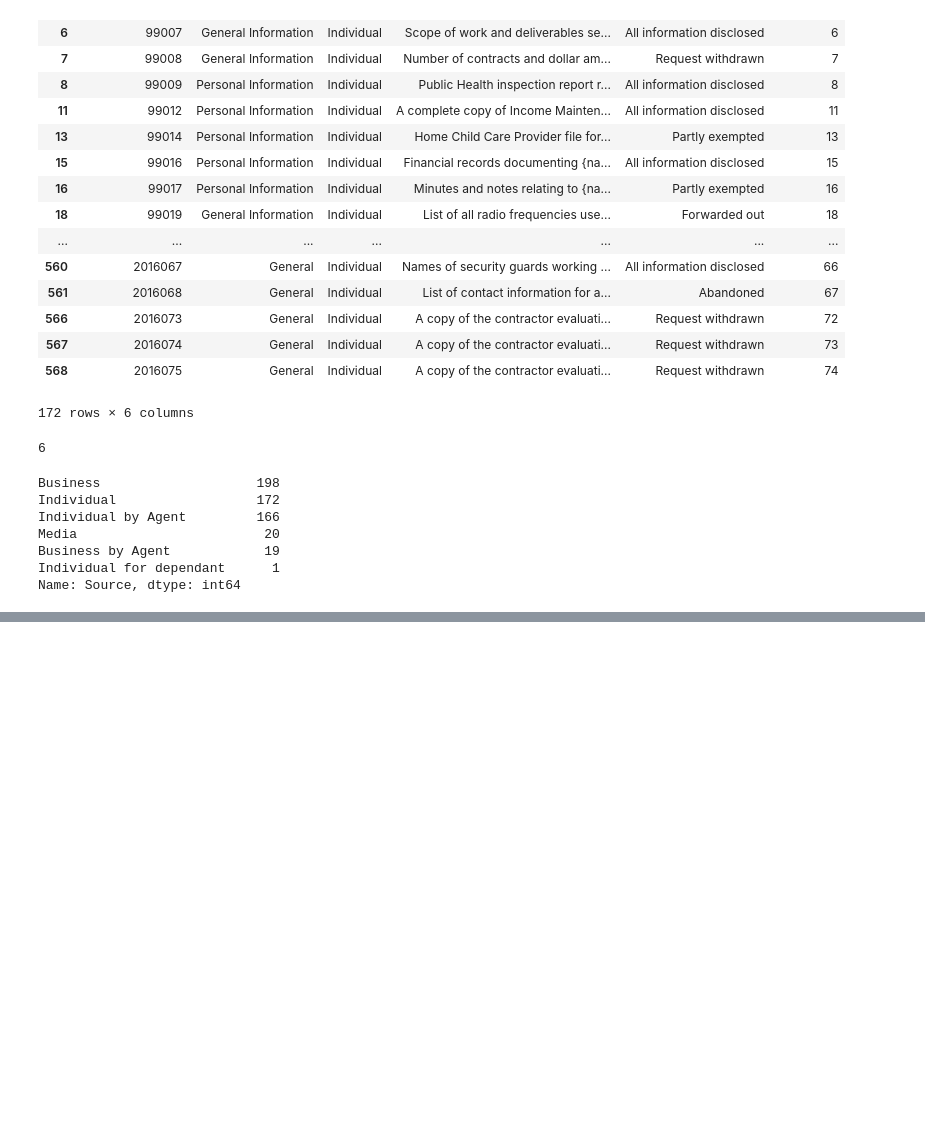
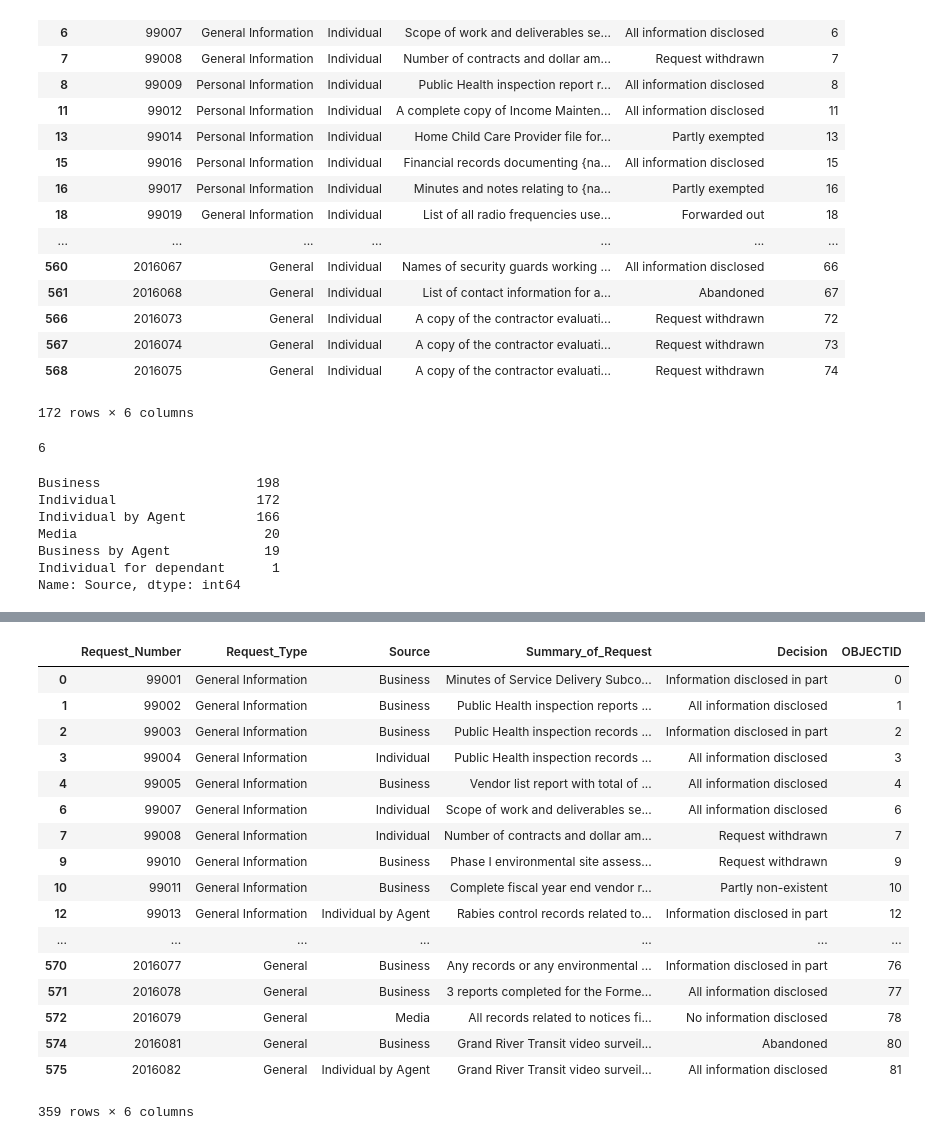
Before and after one commit to brodriguezmilla/foir, a Jupyter notebook: foir.ipynb, the cells around one changed output, grey strips where cells are left out. Saved outputs shown, nothing was run; the diff lists cells and outputs as text; code cells hidden in the pictures; blank space fills up the shorter version.

```diff
--- a/foir.ipynb
+++ b/foir.ipynb
@@ -355,0 +489,21 @@ adf[(adf['Decision'] == 'No responsive records exist') | (adf['Decision'] =='Non
+# %%
+adf[(adf['Request_Type'] == 'General Information') | (adf['Request_Type'] =='General')]
+# %% [output]
+|  | Request_Number | Request_Type | Source | Summary_of_Request | Decision | OBJECTID |
+| 0 | 99001 | General Information | Business | Minutes of Service Delivery Subco... | Information disclosed in part | 0 |
+| 1 | 99002 | General Information | Business | Public Health inspection reports ... | All information disclosed | 1 |
+| 2 | 99003 | General Information | Business | Public Health inspection records ... | Information disclosed in part | 2 |
+| 3 | 99004 | General Information | Individual | Public Health inspection records ... | All information disclosed | 3 |
+| 4 | 99005 | General Information | Business | Vendor list report with total of ... | All information disclosed | 4 |
+| 6 | 99007 | General Information | Individual | Scope of work and deliverables se... | All information disclosed | 6 |
+| 7 | 99008 | General Information | Individual | Number of contracts and dollar am... | Request withdrawn | 7 |
+| 9 | 99010 | General Information | Business | Phase I environmental site assess... | Request withdrawn | 9 |
+| 10 | 99011 | General Information | Business | Complete fiscal year end vendor r... | Partly non-existent | 10 |
+| 12 | 99013 | General Information | Individual by Agent | Rabies control records related to... | Information disclosed in part | 12 |
+| ... | ... | ... | ... | ... | ... | ... |
+| 570 | 2016077 | General | Business | Any records or any environmental ... | Information disclosed in part | 76 |
+| 571 | 2016078 | General | Business | 3 reports completed for the Forme... | All information disclosed | 77 |
+| 572 | 2016079 | General | Media | All records related to notices fi... | No information disclosed | 78 |
+| 574 | 2016081 | General | Business | Grand River Transit video surveil... | Abandoned | 80 |
+| 575 | 2016082 | General | Individual by Agent | Grand River Transit video surveil... | All information disclosed | 81 |
+359 rows × 6 columns
```
Also changed, not shown: parts of 13 cells of this notebook.
